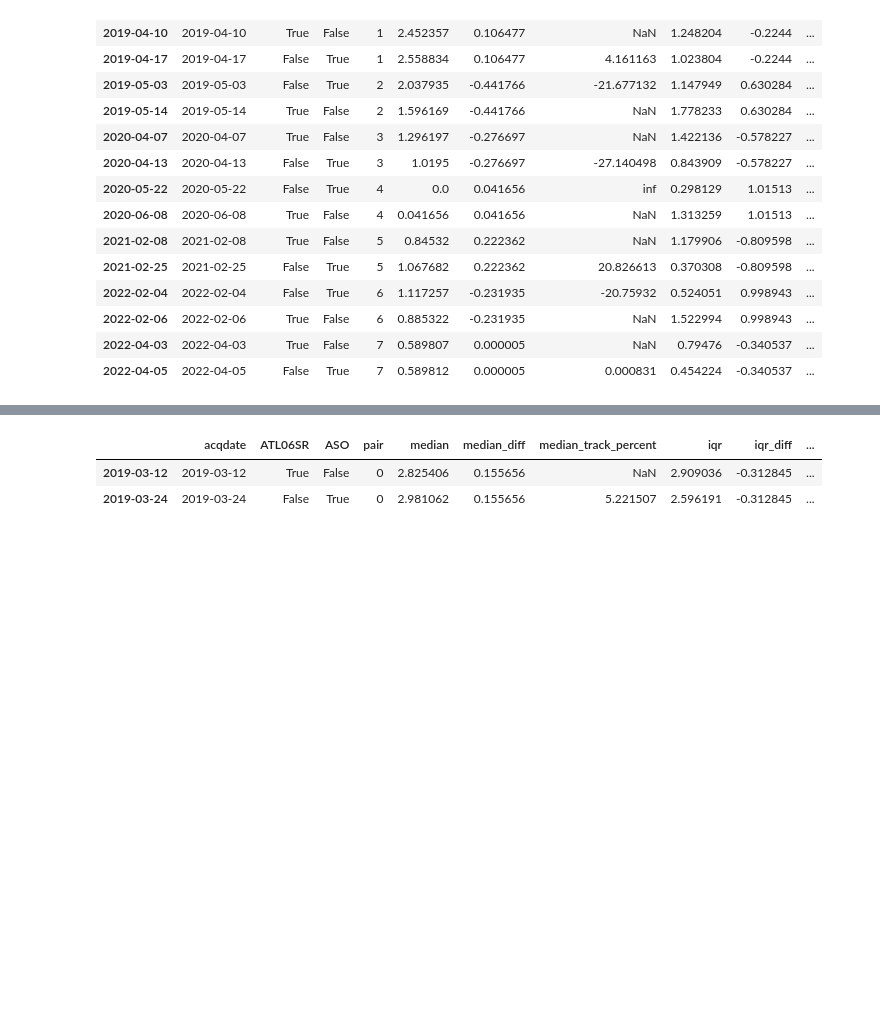
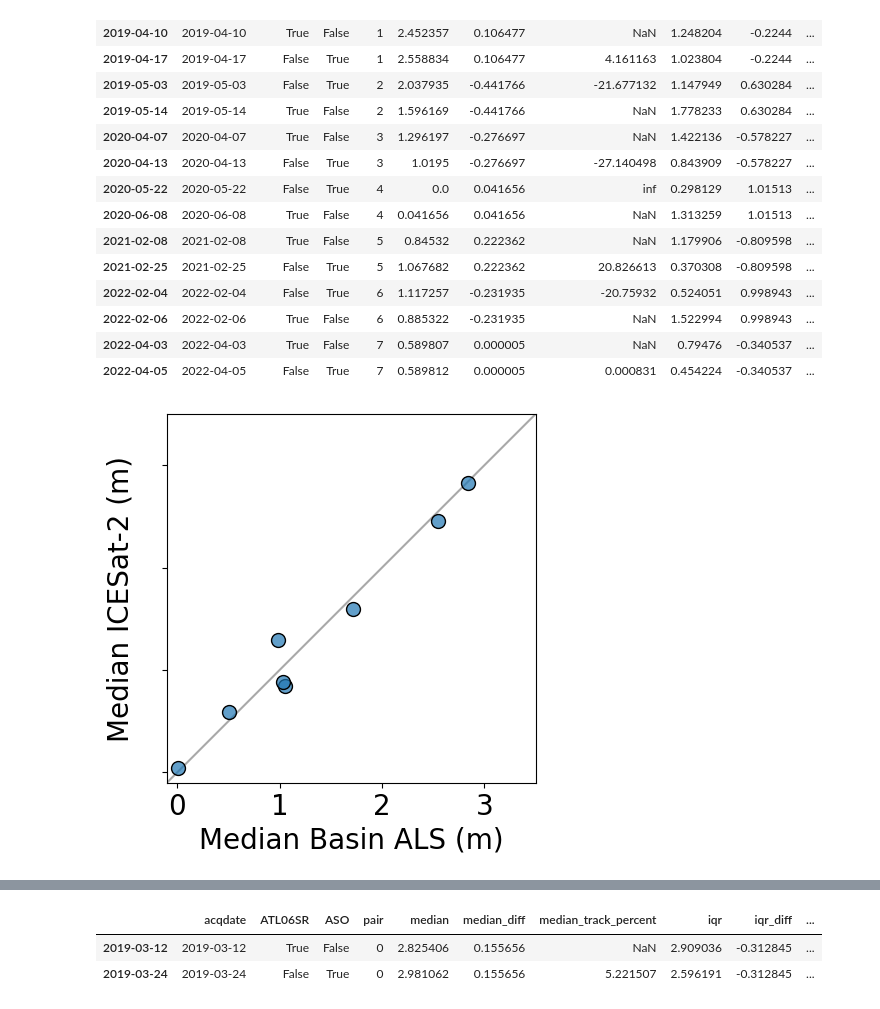
Before and after one commit to bessoh2/icesat2_sr, a Jupyter notebook: notebooks/figure_production/pair_comparison.ipynb, the cells around one changed output, grey strips where cells are left out. Drawn from its saved outputs; the diff is of its cells as text; code cells hidden in the pictures; blank space fills up the shorter version.

Commit message:
figure updates

```diff
--- a/notebooks/figure_production/pair_comparison.ipynb
+++ b/notebooks/figure_production/pair_comparison.ipynb
@@ -309,0 +367,6 @@ comp_table = make_pairs_table(atl06sr_gdf)
+# %%
+comp_table['median_slope30t40d'] = np.nan
+for date in atl06_dates:
+    comp_table.loc[comp_table['acqdate']==date, 'median_slope30t40d'] = np.nanmedian(atl06sr_gdf.loc[(atl06sr_gdf['acqdate']==date) & (atl06sr_gdf['slope_20m']<40) & (atl06sr_gdf['slope_20m']>30),'diff_plus'])
+for date in aso_date_list:
+    comp_table.loc[comp_table['acqdate']==date, 'median_slope30t40d'] = np.nanmedian(atl06sr_gdf.loc[(atl06sr_gdf['ASO_snowon_date']==date) & (atl06sr_gdf['slope_20m']<40) & (atl06sr_gdf['slope_20m']>30),'ASO_snowon'])
@@ -706,3 +799,32 @@ comp_table
+# %%
+from matplotlib.ticker import MaxNLocator
+
+clim=(-0.1,3.5)
+x = np.linspace(clim[0]-1,clim[1]+1,100)
+y = x
+
+fig, ax = plt.subplots(figsize=(5,5))
+ax.plot(x, y, 'darkgrey', label='1:1 line', zorder=1)
+ax.scatter(comp_table[comp_table['acqdate'].isin(aso_date_list)]['basin_median'], comp_table[comp_table['acqdate'].isin(atl06_dates)]['median'], \
+                     color=(31/255,119/255, 180/255, 0.7), s=100, edgecolor='k', zorder=2)
+# ax_dict['A'].axvline(x=0, ymin=clim[0], ymax=clim[1], color='lightgrey')
+# ax_dict['A'].axhline(y=0, xmin=clim[0], xmax=clim[1], color='lightgrey')
+#ax.set_ylim(clim[0]-0.1, clim[1]+0.1)
+#ax.set_xlim(clim[0]-0.1, clim[1]+0.1)
+ax.set_xlabel('Median Basin ALS (m)')
+ax.set_ylabel('Median ICESat-2 (m)')
+#ax.annotate(text='A)', xy=(0.05,0.9), xycoords='axes fraction', fontsize=14)
+ax.set_ylim(*clim)
+ax.set_xlim(*clim)
+ax.xaxis.set_major_locator(MaxNLocator(integer=True))
+ax.yaxis.set_major_locator(MaxNLocator(integer=True))
+plt.yticks(color='w')
+#ax.axhline(0, color='k', lw=0.5)
+ax.set_aspect('equal')
+plt.tight_layout()
+plt.savefig('../../figures/polished/pairs_cdec_proposal.jpeg', dpi = 500)
+# %% [output]
+[figure, added]
 # %%
 def plot_pair_locations(gdf, df, roi, roi_reverse, wx_stations, clim=(0,3)):
 
```
Also changed, not shown: parts of 34 cells of this notebook, 32 other files.
